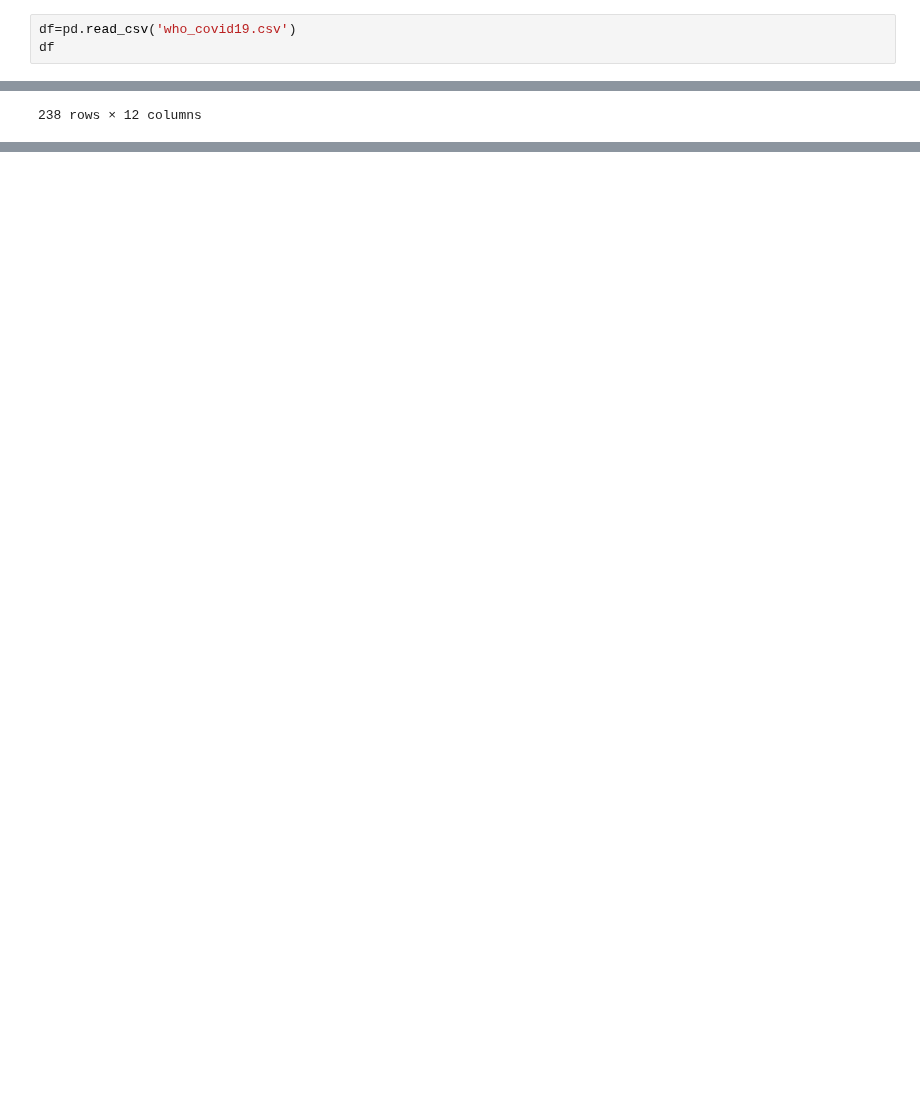
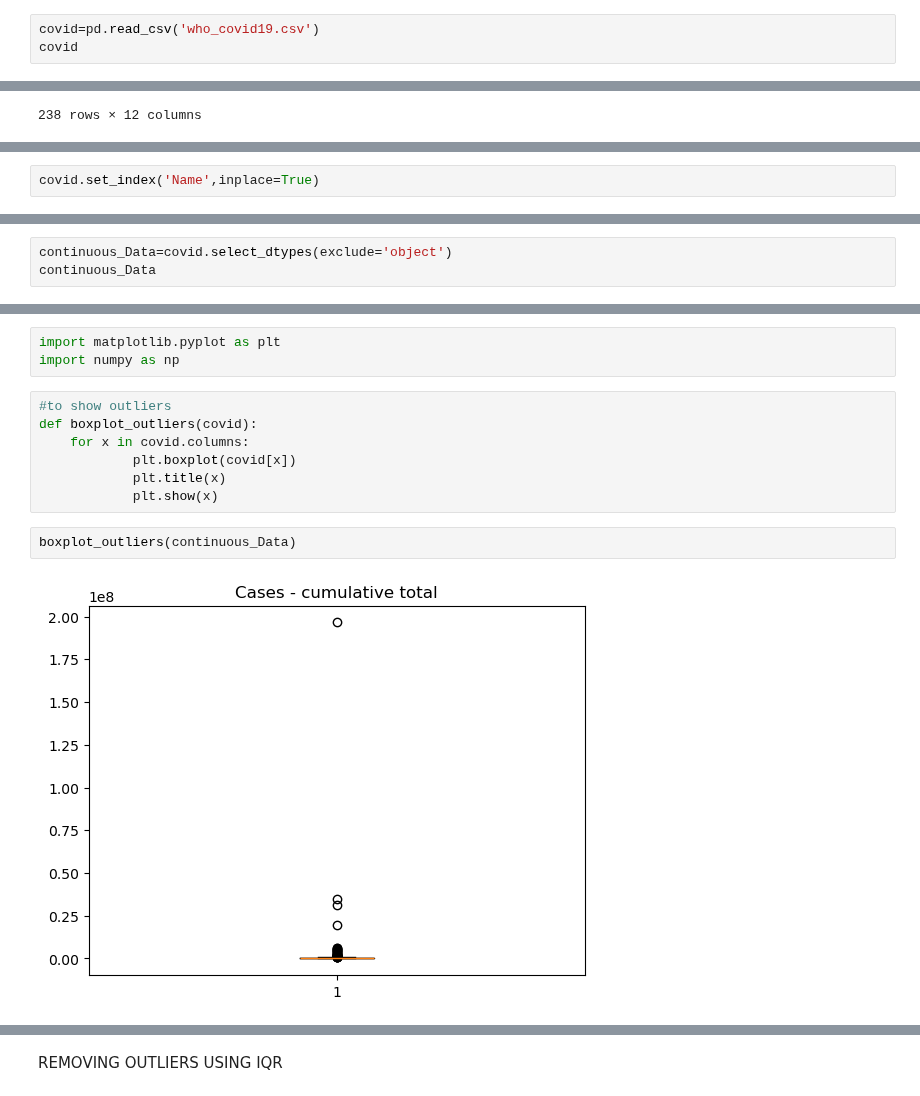
Before and after one commit to anitajn86/Covid_Analysis, a Jupyter notebook: Covid.ipynb, the cells around one changed output, grey strips where cells are left out. Saved outputs shown, nothing was run; the diff lists cells and outputs as text; blank space fills up the shorter version.

```diff
--- a/Covid.ipynb
+++ b/Covid.ipynb
@@ -3,8 +3,8 @@ import pandas as pd
 import numpy as np
 import matplotlib.pyplot as plt
 # %%
-df=pd.read_csv('who_covid19.csv')
-df
+covid=pd.read_csv('who_covid19.csv')
+covid
 # %% [output]
 |  | Name | WHO Region | Cases - cumulative total | Cases - cumulative total per 1000... | Cases - newly reported in last 7 ... | ... |
 | 0 | Global | NaN | 196553009 | 2521.675429 | 3999924 | ... |
@@ -21,0 +100,2 @@ df
+# %%
+covid.set_index('Name',inplace=True)
@@ -21,0 +121,3 @@ df
+# %%
+continuous_Data=covid.select_dtypes(exclude='object')
+continuous_Data
@@ -21,0 +157,14 @@ df
+# %%
+import matplotlib.pyplot as plt
+import numpy as np
+# %%
+#to show outliers
+def boxplot_outliers(covid):
+    for x in covid.columns:
+            plt.boxplot(covid[x])
+            plt.title(x)
+            plt.show(x)
+# %%
+boxplot_outliers(continuous_Data)
+# %% [output]
+[figure, added]
@@ -21,0 +180,2 @@ df
+# %% [markdown]
+REMOVING OUTLIERS USING IQR
```
Also changed, not shown: parts of 16 cells of this notebook.
